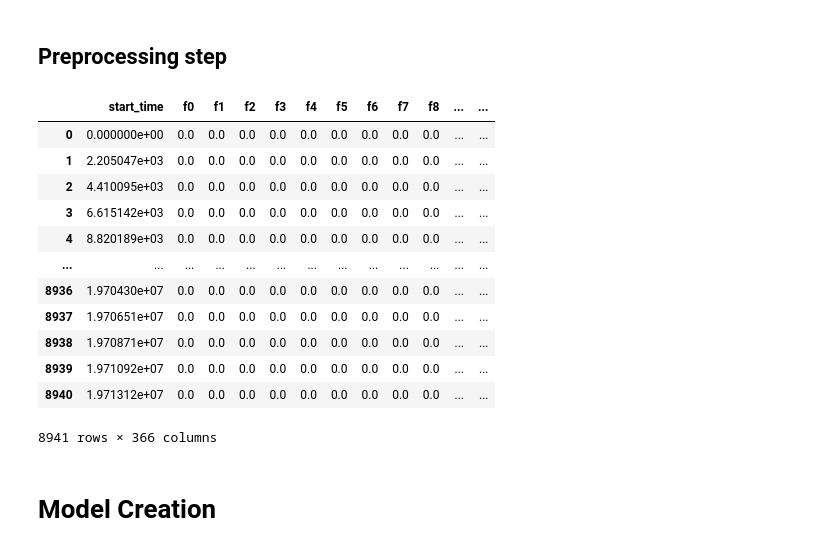
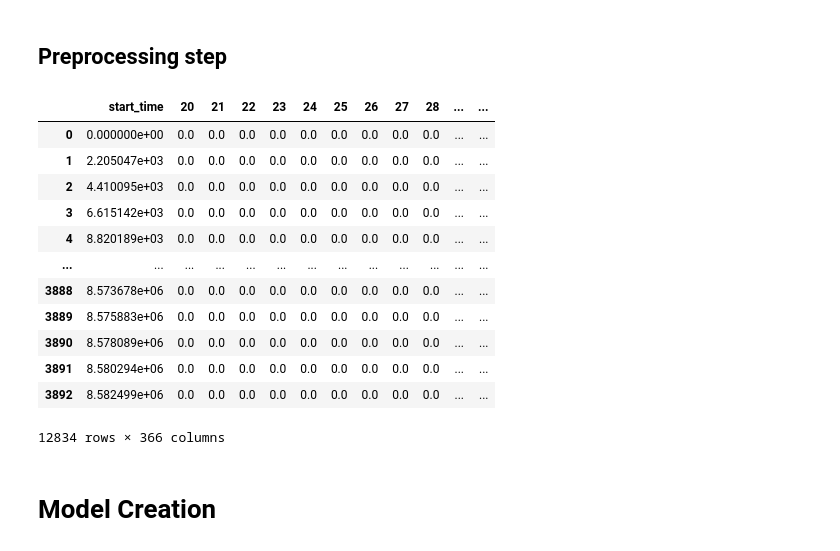
Before and after one commit to TheRealAnonymous008/procedural-music, a Jupyter notebook: notebooks/note_multiclassification.ipynb, the cells around one changed output. Saved outputs shown, nothing was run; the diff lists cells and outputs as text; code cells hidden in the pictures.

```diff
--- a/notebooks/note_multiclassification.ipynb
+++ b/notebooks/note_multiclassification.ipynb
@@ -43,7 +46,7 @@ def get_data(wav_path, csv_path):
 
     # For the model, construct the training data as follows:
     music_dataframe_copy = music_dataframe.copy()
-    training_data = pd.DataFrame(columns = ['start_time'] + input_columns + label_columns)
+    training_data = pd.DataFrame(columns = ['start_time'] + label_columns + input_columns)
 
     # Create a linear series where points are WINDOW_SAMPLES apart from each other.
     serialized_data = []
@@ -68,22 +71,23 @@ def get_data(wav_path, csv_path):
 
     return training_data
 # %%
-training_data = get_data("../data/musicnet/1727.wav", "../data/musicnet/1727.csv")
+training_data = get_data("../data/musicnet/1727.wav", "../data/musicnet/1727.csv").append(
+                get_data("../data/musicnet/1759.wav", "../data/musicnet/1759.csv"))
 training_data
 # %% [output]
-|  | start_time | f0 | f1 | f2 | f3 | f4 | f5 | f6 | f7 | f8 | ... | ... |
+|  | start_time | 20 | 21 | 22 | 23 | 24 | 25 | 26 | 27 | 28 | ... | ... |
 | 0 | 0.000000e+00 | 0.0 | 0.0 | 0.0 | 0.0 | 0.0 | 0.0 | 0.0 | 0.0 | 0.0 | ... | ... |
 | 1 | 2.205047e+03 | 0.0 | 0.0 | 0.0 | 0.0 | 0.0 | 0.0 | 0.0 | 0.0 | 0.0 | ... | ... |
 | 2 | 4.410095e+03 | 0.0 | 0.0 | 0.0 | 0.0 | 0.0 | 0.0 | 0.0 | 0.0 | 0.0 | ... | ... |
 | 3 | 6.615142e+03 | 0.0 | 0.0 | 0.0 | 0.0 | 0.0 | 0.0 | 0.0 | 0.0 | 0.0 | ... | ... |
 | 4 | 8.820189e+03 | 0.0 | 0.0 | 0.0 | 0.0 | 0.0 | 0.0 | 0.0 | 0.0 | 0.0 | ... | ... |
 | ... | ... | ... | ... | ... | ... | ... | ... | ... | ... | ... | ... | ... |
-| 8936 | 1.970430e+07 | 0.0 | 0.0 | 0.0 | 0.0 | 0.0 | 0.0 | 0.0 | 0.0 | 0.0 | ... | ... |
-| 8937 | 1.970651e+07 | 0.0 | 0.0 | 0.0 | 0.0 | 0.0 | 0.0 | 0.0 | 0.0 | 0.0 | ... | ... |
-| 8938 | 1.970871e+07 | 0.0 | 0.0 | 0.0 | 0.0 | 0.0 | 0.0 | 0.0 | 0.0 | 0.0 | ... | ... |
-| 8939 | 1.971092e+07 | 0.0 | 0.0 | 0.0 | 0.0 | 0.0 | 0.0 | 0.0 | 0.0 | 0.0 | ... | ... |
-| 8940 | 1.971312e+07 | 0.0 | 0.0 | 0.0 | 0.0 | 0.0 | 0.0 | 0.0 | 0.0 | 0.0 | ... | ... |
+| 3888 | 8.573678e+06 | 0.0 | 0.0 | 0.0 | 0.0 | 0.0 | 0.0 | 0.0 | 0.0 | 0.0 | ... | ... |
+| 3889 | 8.575883e+06 | 0.0 | 0.0 | 0.0 | 0.0 | 0.0 | 0.0 | 0.0 | 0.0 | 0.0 | ... | ... |
+| 3890 | 8.578089e+06 | 0.0 | 0.0 | 0.0 | 0.0 | 0.0 | 0.0 | 0.0 | 0.0 | 0.0 | ... | ... |
+| 3891 | 8.580294e+06 | 0.0 | 0.0 | 0.0 | 0.0 | 0.0 | 0.0 | 0.0 | 0.0 | 0.0 | ... | ... |
+| 3892 | 8.582499e+06 | 0.0 | 0.0 | 0.0 | 0.0 | 0.0 | 0.0 | 0.0 | 0.0 | 0.0 | ... | ... |
-8941 rows × 366 columns
+12834 rows × 366 columns
 # %% [markdown]
 # Model Creation
 # %%
```
Also changed, not shown: parts of 18 cells of this notebook, 5 other files.
